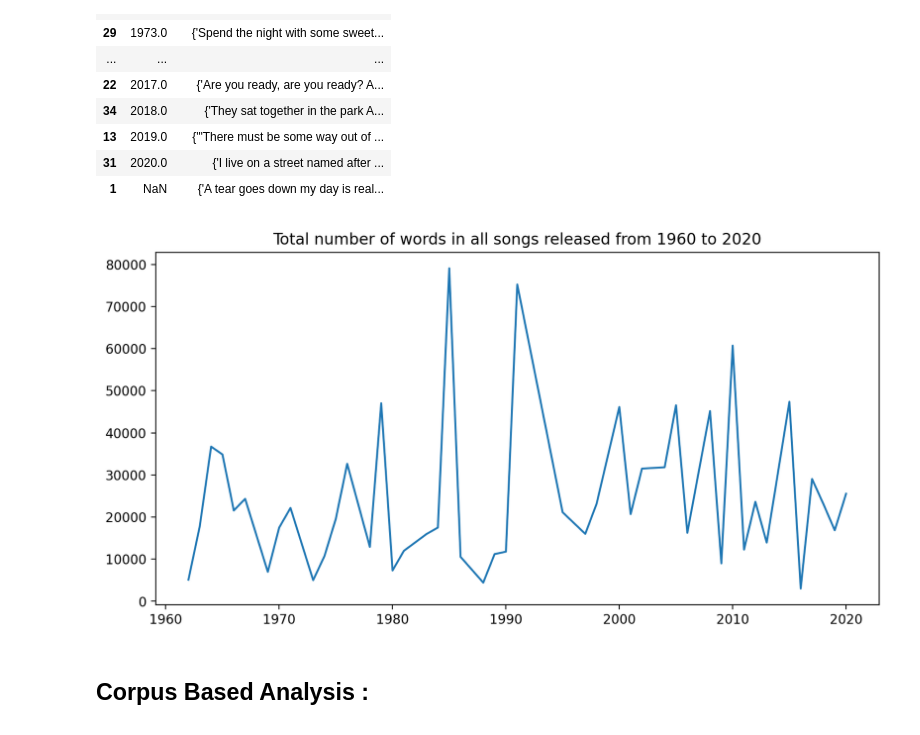
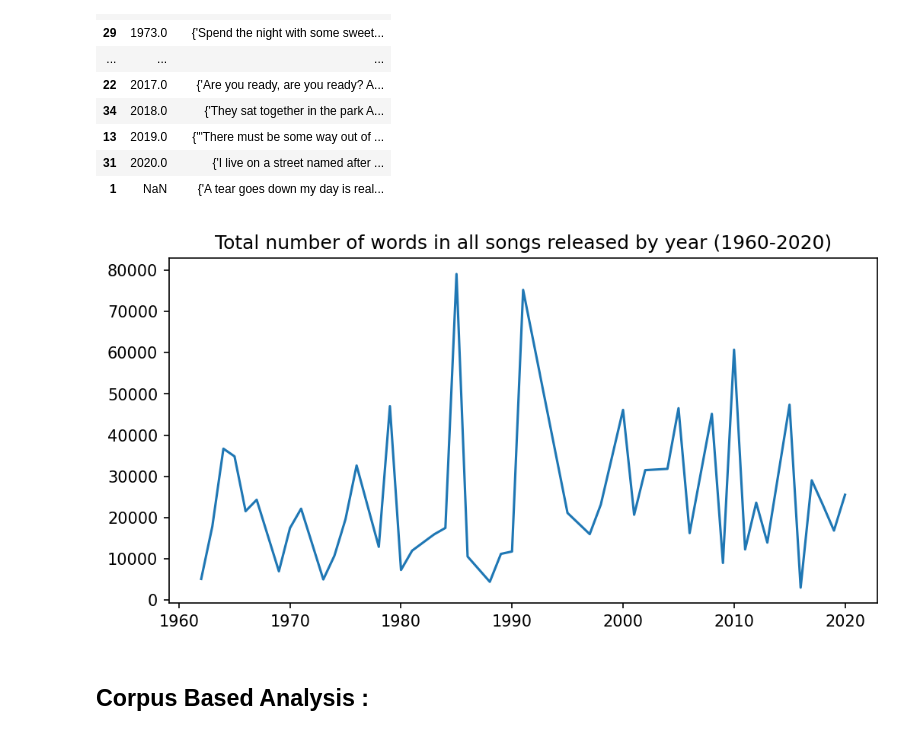
Before and after one commit to jatanjay/Song-and-Dance-Man-, a Jupyter notebook: SongandDanceMan.ipynb, the cells around one changed output. Saved outputs shown, nothing was run; the diff lists cells and outputs as text; code cells hidden in the pictures.

```diff
--- a/SongandDanceMan.ipynb
+++ b/SongandDanceMan.ipynb
@@ -38,7 +39,7 @@ dylan_corpus = r"C:/Users/jayes/PycharmProjects/SongandDanceMan/Final_final_fina
 albums = pd.read_csv(dylan_albums)
 tracks = pd.read_csv(dylan_tracks)
 lyrics = pd.read_csv(dylan_lyrics)
-by_years = pd.read_csv(dylan_by_years)
+by_years = pd.read_csv(dylan_by_years,squeeze=True)
 # %% [markdown]
 ### Below are all the albums released by Bob Dylan
 # %%
@@ -94,8 +95,8 @@ lyrics
 # %% [markdown]
 ### Tweaks for plots
 # %%
-plt.rcParams['figure.figsize'] = [10, 5]
-plt.rcParams['figure.dpi'] = 200
+plt.rcParams['figure.figsize'] = [8, 4]
+plt.rcParams['figure.dpi'] = 150
 # %% [markdown]
 ## In order to understand Dylan's discography and style, let's mess around with data directly
 # %% [markdown]
@@ -127,17 +128,17 @@ by_years
 # %%
 def lby_year(by_year):
     wrd_l = [len(song) for song in by_year['lyrics']]
     years = [year for year in by_year['year']]
     clubbed = pd.Series(wrd_l,years)
     return clubbed
 word_length = lby_year(by_years)
 
 def plt_wrd(word_length):
-    plt.title("Total number of words in all songs released from 1960 to 2020")
+    plt.title("Total number of words in all songs released by year (1960-2020)")
     plt.plot(word_length)
 plt_wrd(word_length)
 # %% [output]
-[figure, old version]
+[figure, new version]
 # %% [markdown]
 ## Corpus Based Analysis :
 # %%
```
Also changed, not shown: parts of 19 cells of this notebook.
